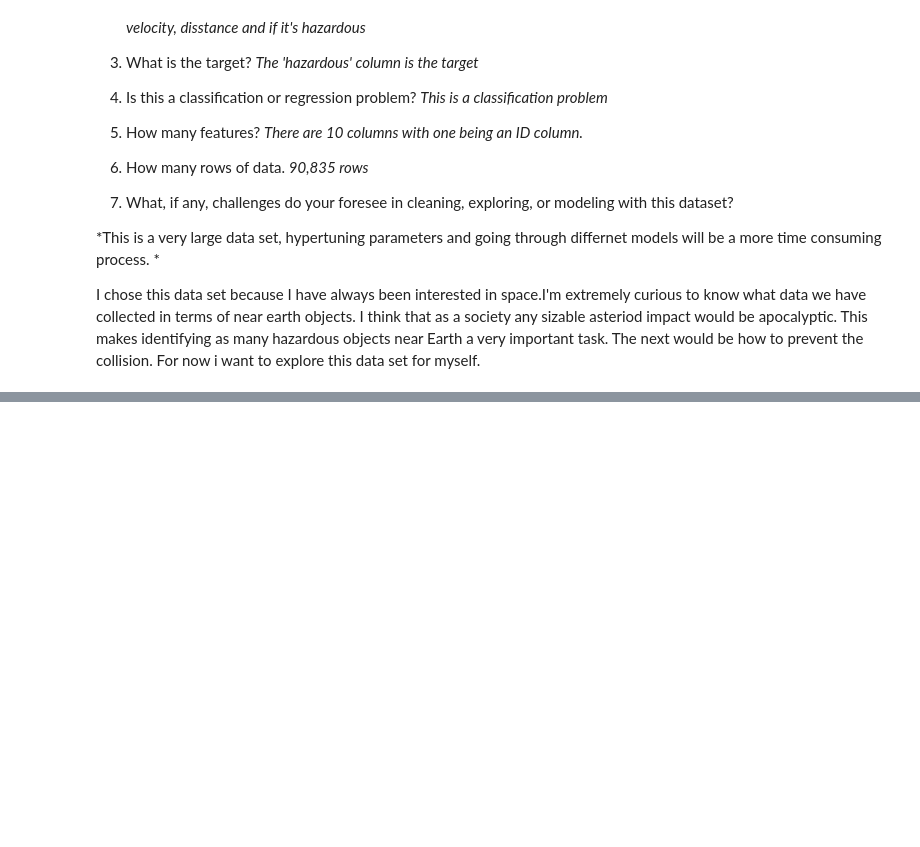
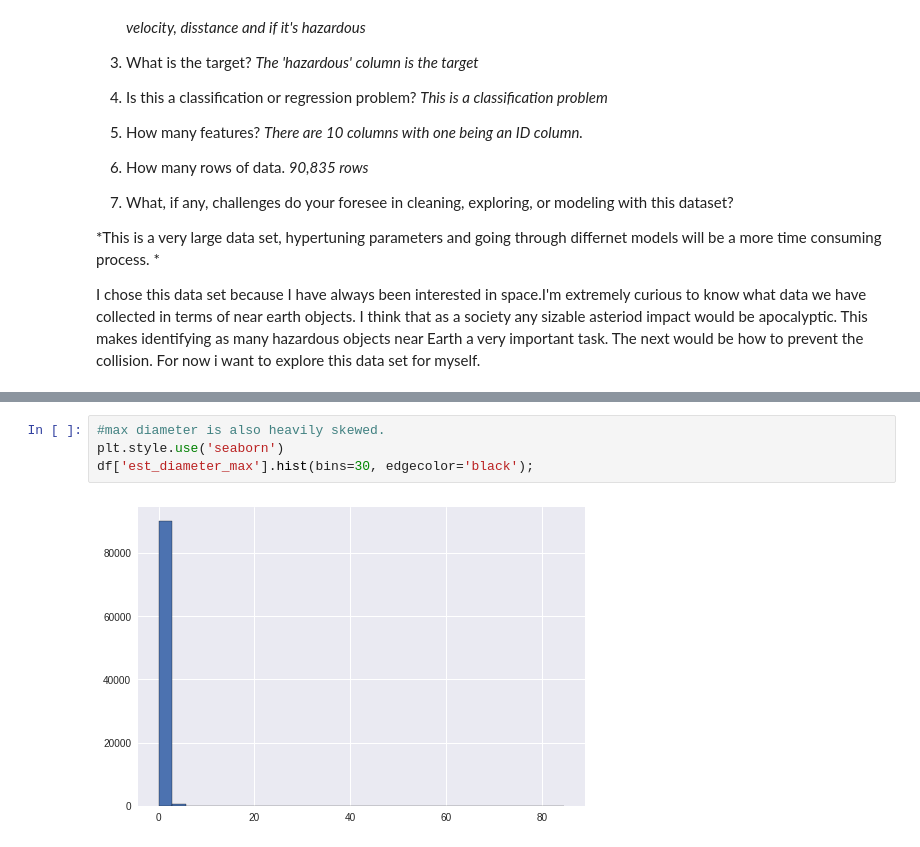
Before and after one commit to dvisionst/Project_Two, a Jupyter notebook: Project_2.ipynb, the cells around one changed output, grey strips where cells are left out. Drawn from its saved outputs; the diff is of its cells as text; blank space fills up the shorter version.

```diff
--- a/Project_2.ipynb
+++ b/Project_2.ipynb
@@ -113,0 +148,6 @@ Second choice: dataset 2
+# %%
+#max diameter is also heavily skewed.
+plt.style.use('seaborn')
+df['est_diameter_max'].hist(bins=30, edgecolor='black');
+# %% [output]
+[figure, added]
```
Also changed, not shown: parts of 20 cells of this notebook.
